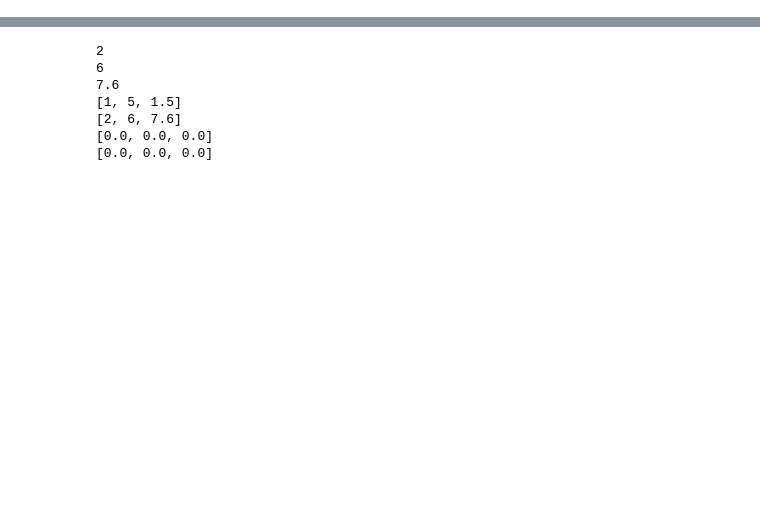
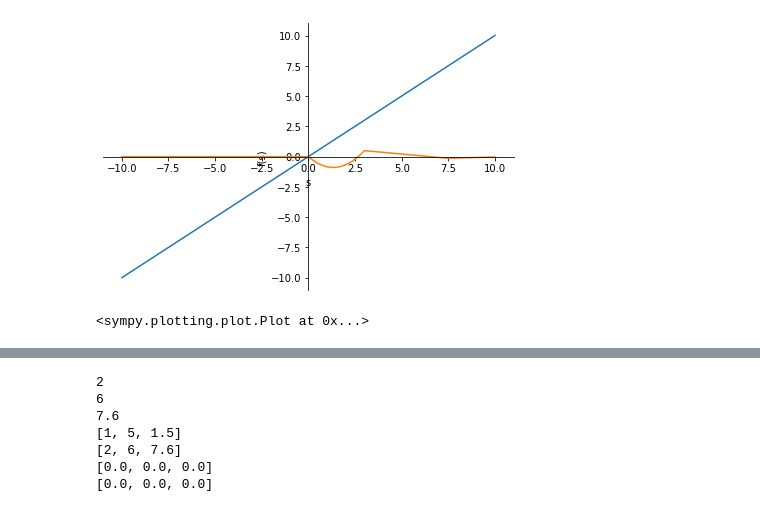
Before and after one commit to sononicola/Continuous-Beam-Solver, a Jupyter notebook: main_jupyter.ipynb, the cells around one changed output, grey strips where cells are left out. Saved outputs shown, nothing was run; the diff lists cells and outputs as text; code cells hidden in the pictures; blank space fills up the shorter version.

Commit message:
bending moment init

```diff
--- a/main_jupyter.ipynb
+++ b/main_jupyter.ipynb
@@ -26,3 +29,32 @@ trave.spans_cum_lenght() = array([ 3.  ,  7.5 , 11.5 , 16.5 , 22.65, 26.65])
 trave.spans_ej() = [98362.49999999999, 98362.49999999999, 98362.49999999999, 98362.49999999999, 98362.49999999999, 98362.49999999999]
 trave.spans_q_max() = [0.0, 0.0, 0.0, 0.0, 0.0, 0.0]
 trave.spans_q_min() = [0.0, 0.0, 0.0, 0.0, 0.0, 0.0]
+# %%
+J = (0.3 * 0.5**3)/12 # m4
+EJ =  31476*1000000*J/1000 # Mpa * m4 -> N*m2 -> kN*m2
+
+c_1 = Span(lenght = 3.00, ej = EJ)
+c_2 = Span(lenght = 4.50, ej = EJ)
+c_3 = Span(lenght = 4.00, ej = EJ)
+c_4 = Span(lenght = 5.00, ej = EJ)
+c_5 = Span(lenght = 6.15, ej = EJ)
+c_6 = Span(lenght = 4.00, ej = EJ)
+
+trave = Beam(spans = [c_1, c_2, c_3, c_4, c_5, c_6], supports='incastre-right')
+
+run = Compute(trave)
+
+a = run.bending_moment_span_Q(1)
+# %%
+x = run.generate_expanded_x_solutions()
+r = run.generate_R_solutions()
+cum_lenghts = trave.spans_cum_lenght()
+nCampate = 6
+span_Q = 0
+s = sp.Symbol('s')
+I = np.identity(nCampate)
+m_i = [
+                    ((-x[span_Q][n_span] - r[span_Q][n_span] * (s-cum_lenghts[n_span])) - ((I[span_Q,n_span]*(s-cum_lenghts[span_Q])**2)/2)) \
+                    * (sp.Heaviside(s-cum_lenghts[n_span]) - sp.Heaviside(s-cum_lenghts[n_span+1])) \
+                for n_span in range(nCampate)
+            ]
@@ -28,0 +69,5 @@ trave.spans_q_min() = [0.0, 0.0, 0.0, 0.0, 0.0, 0.0]
+# %%
+sp.plot(s,-np.sum(m_i,axis=0))
+# %% [output]
+[figure, added]
+<sympy.plotting.plot.Plot at 0x...>
```
Also changed, not shown: parts of 16 cells of this notebook, 3 other files.
